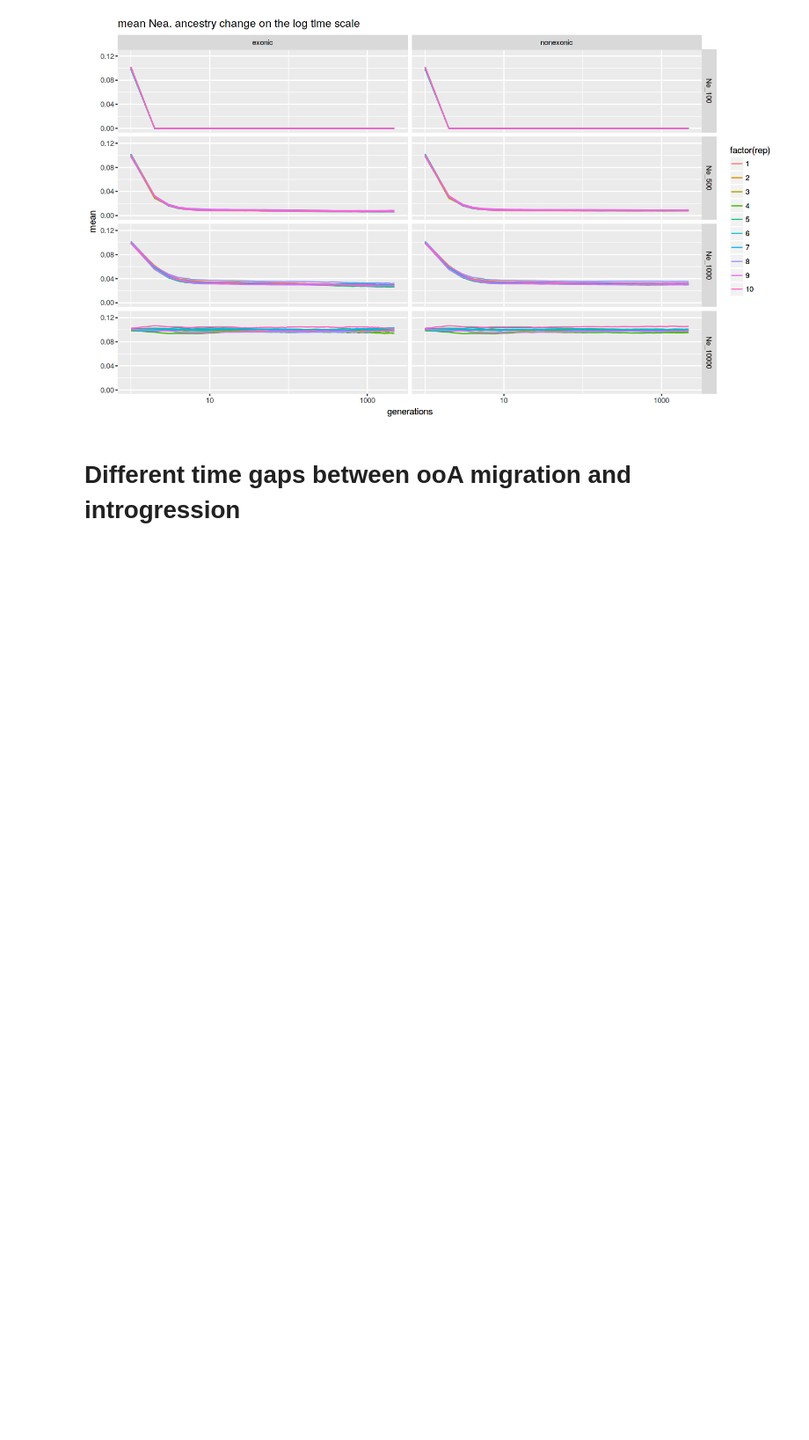
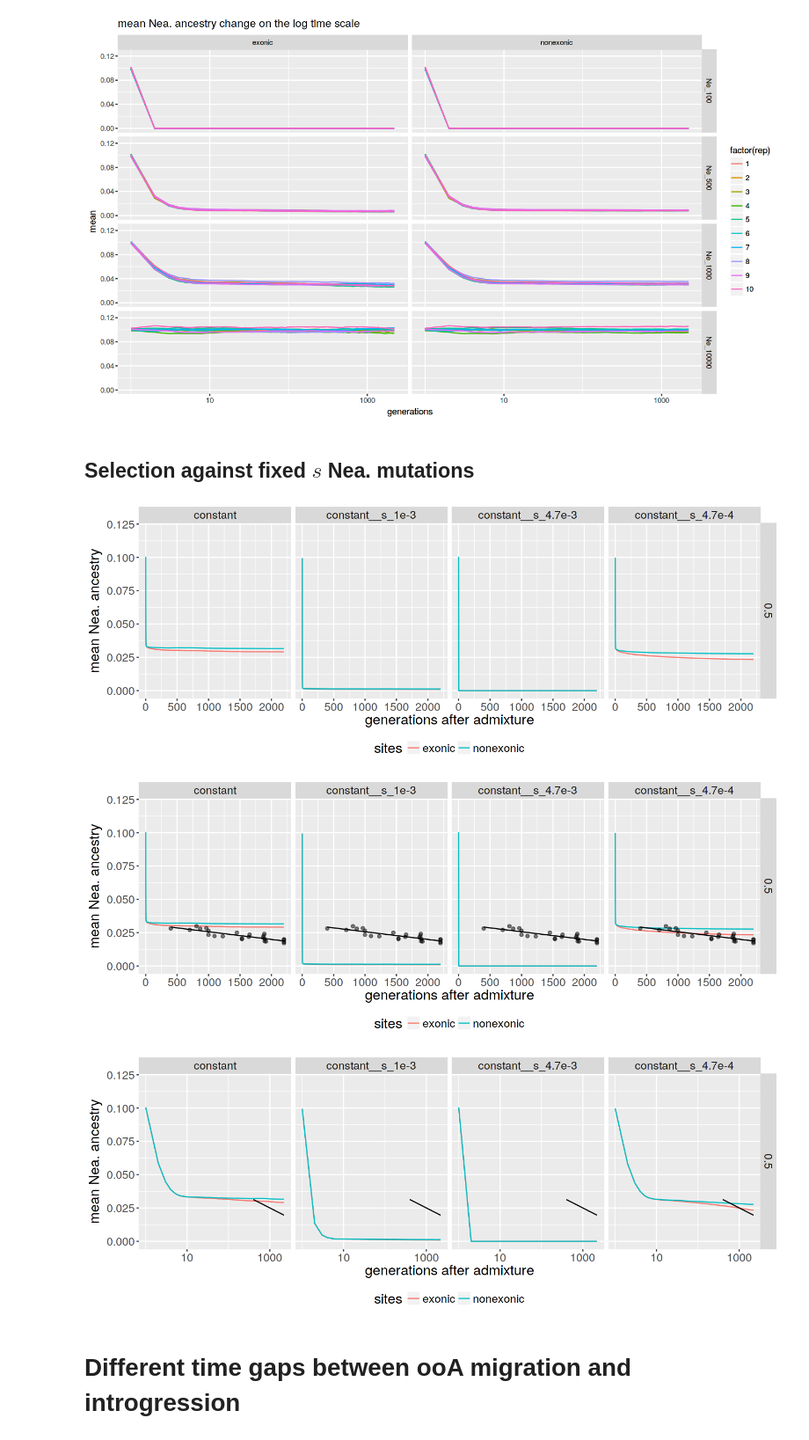
Before and after one commit to bodkan/nea-over-time, a Jupyter notebook: notebooks/Nea_trajectories.ipynb, the cells around one changed output. Shown at 88% size. Drawn from its saved outputs; the diff is of its cells as text; code cells hidden in the pictures; blank space fills up the shorter version.

Commit message:
Add simulation results of fixed Nea s/constant Ne scenario

```diff
--- a/notebooks/Nea_trajectories.ipynb
+++ b/notebooks/Nea_trajectories.ipynb
@@ -229,3 +229,19 @@ options(repr.plot.width=12, repr.plot.height=7)
 plot_replicates(trajectories, "mean", dominance="0.5", log_scale=TRUE)
 # %% [output]
 [figure]
+# %% [markdown]
+## Selection against fixed $s$ Nea. mutations
+# %%
+sites <- c("exonic", "nonexonic")
+models <- c(paste0("constant__s_", c("4.7e-4", "4.7e-3", "1e-3")), "constant", "gravel")
+dominance <- c("0.5")
+# %%
+traject_dir <- "../simulations/fixed_nea_s/"
+# %%
+trajectories <-
+    expand.grid(dominance=dominance, model=models, site=sites) %>%
+    apply(1, function(comb) {
+        load_trajectories(traject_dir, comb["model"], comb["dominance"], init_nea="0.1", comb["site"])
+    }) %>%
+    bind_rows %>%
+    as_tibble
@@ -232,3 +250,12 @@ plot_replicates(trajectories, "mean", dominance="0.5", log_scale=TRUE)
+# %%
+plot_statistic(trajectories, "mean") + ylim(0, 0.12)
+plot_statistic(trajectories, "mean") + real_data_points() + real_lm() + ylim(0, 0.12)
+
+plot_statistic(trajectories, "mean", log_scale=TRUE) + real_lm() + ylim(0, 0.12)
+# %% [output]
+[figure, added]
+[figure, added]
+[figure, added]
 # %% [markdown]
 # Different time gaps between ooA migration and introgression
 # %%
```
Also changed, not shown: parts of 1 cell of this notebook, 1 other file.
